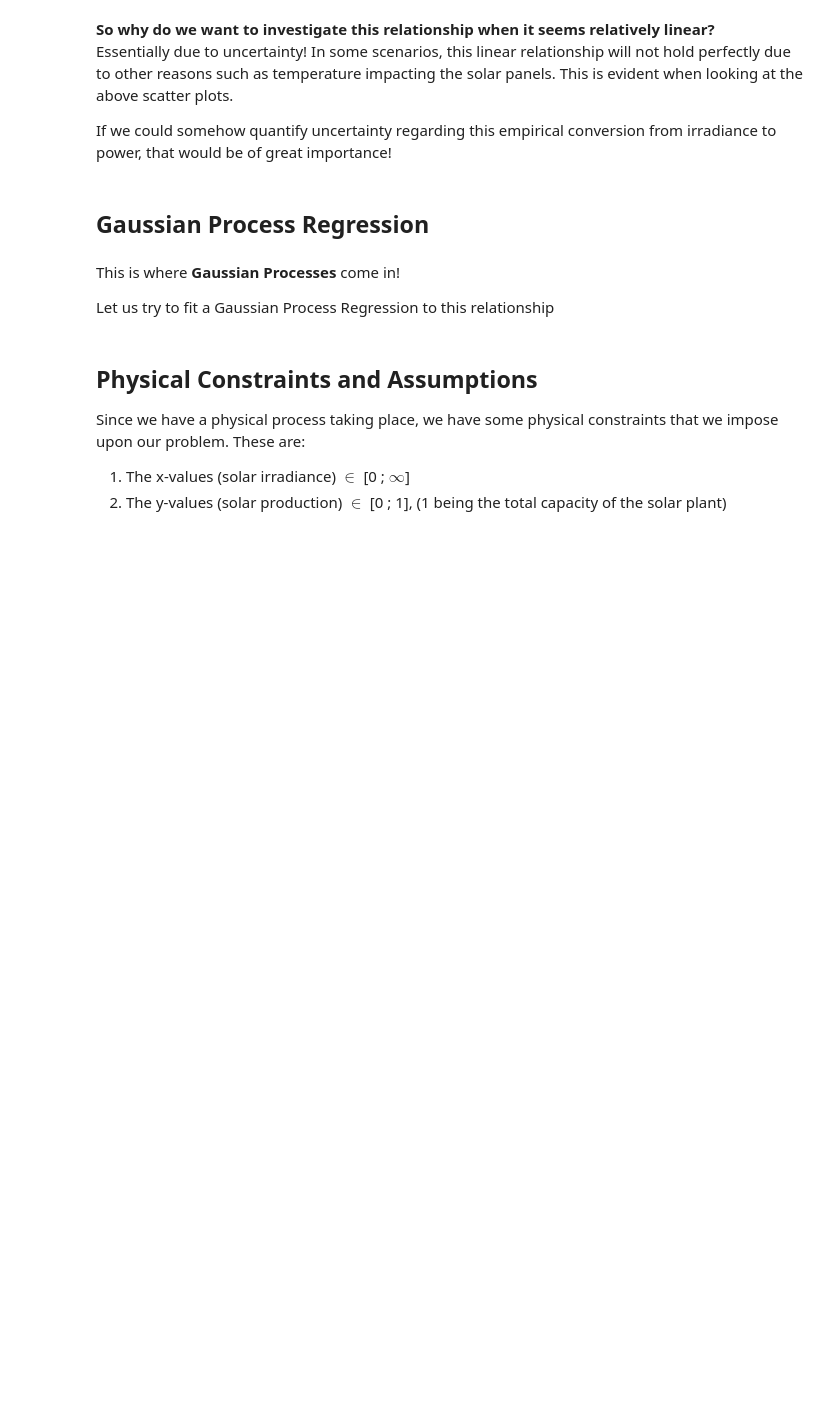
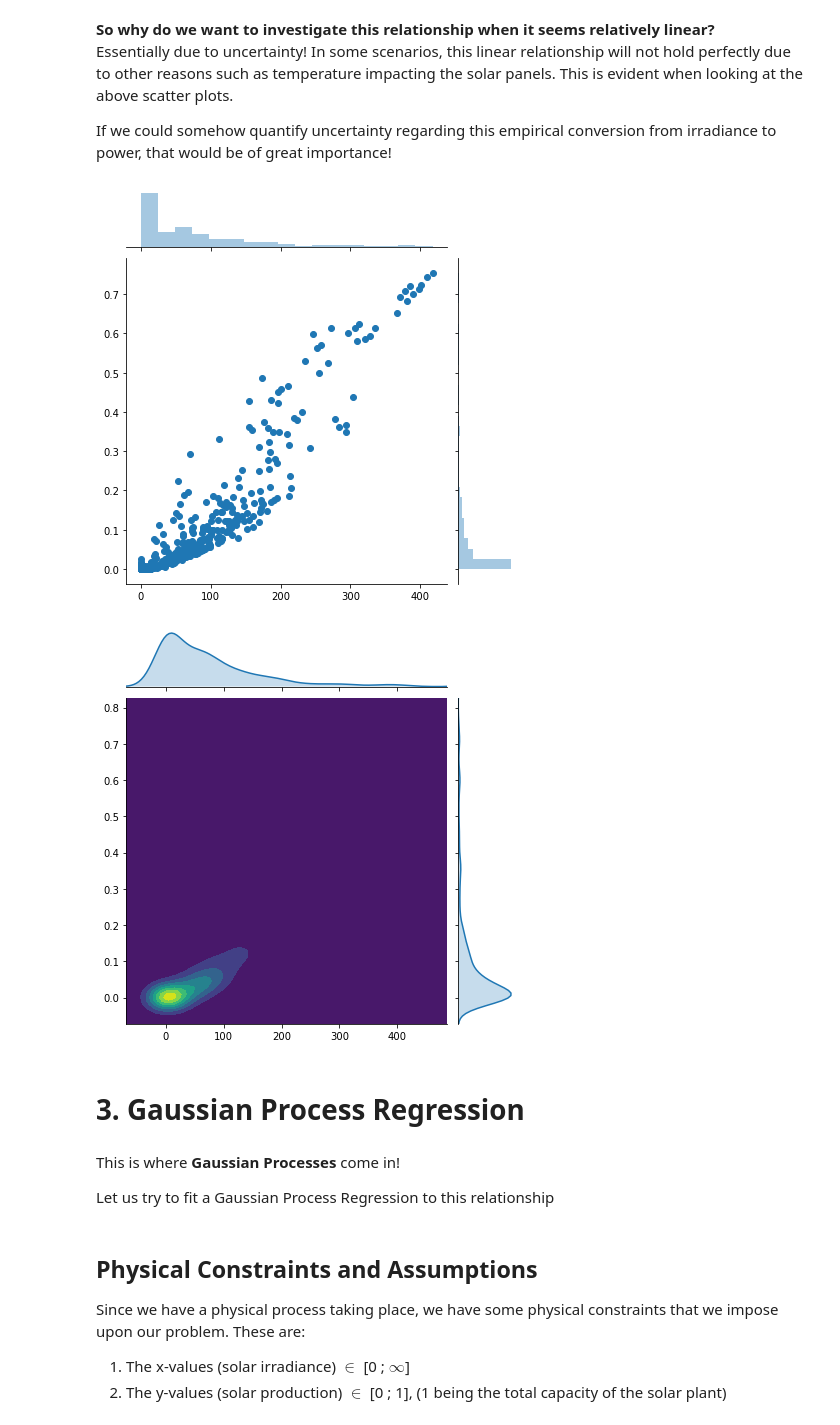
Before and after one commit to holmdk/gaussian_solar_project, a Jupyter notebook: notebooks/advanced_DTU_introduction_to_data.ipynb, the cells around one changed output. Cells and saved outputs as stored; diff of their text form; code cells hidden in the pictures; blank space fills up the shorter version.

```diff
--- a/notebooks/gp_advanced_DTU.ipynb
+++ b/notebooks/advanced_DTU_introduction_to_data.ipynb
@@ -153,8 +168,15 @@ plt.show()
 Essentially due to uncertainty! In some scenarios, this linear relationship will not hold perfectly due to other reasons such as temperature impacting the solar panels. This is evident when looking at the above scatter plots.
 
 If we could somehow quantify uncertainty regarding this empirical conversion from irradiance to power, that would be of great importance!
+# %%
+import seaborn as sns
+sns.jointplot(x=neuhardenberg_irradiance,y=neuhardenberg_sim,kind='scatter',cmap='viridis');
+sns.jointplot(x=neuhardenberg_irradiance,y=neuhardenberg_sim,kind='kde',cmap='viridis');
+# %% [output]
+[figure, added]
+[figure, added]
 # %% [markdown]
-## Gaussian Process Regression
+# 3. Gaussian Process Regression
 # %% [markdown]
 This is where **Gaussian Processes** come in!
 
```
Also changed, not shown: parts of 19 cells of this notebook, 14 other files.
